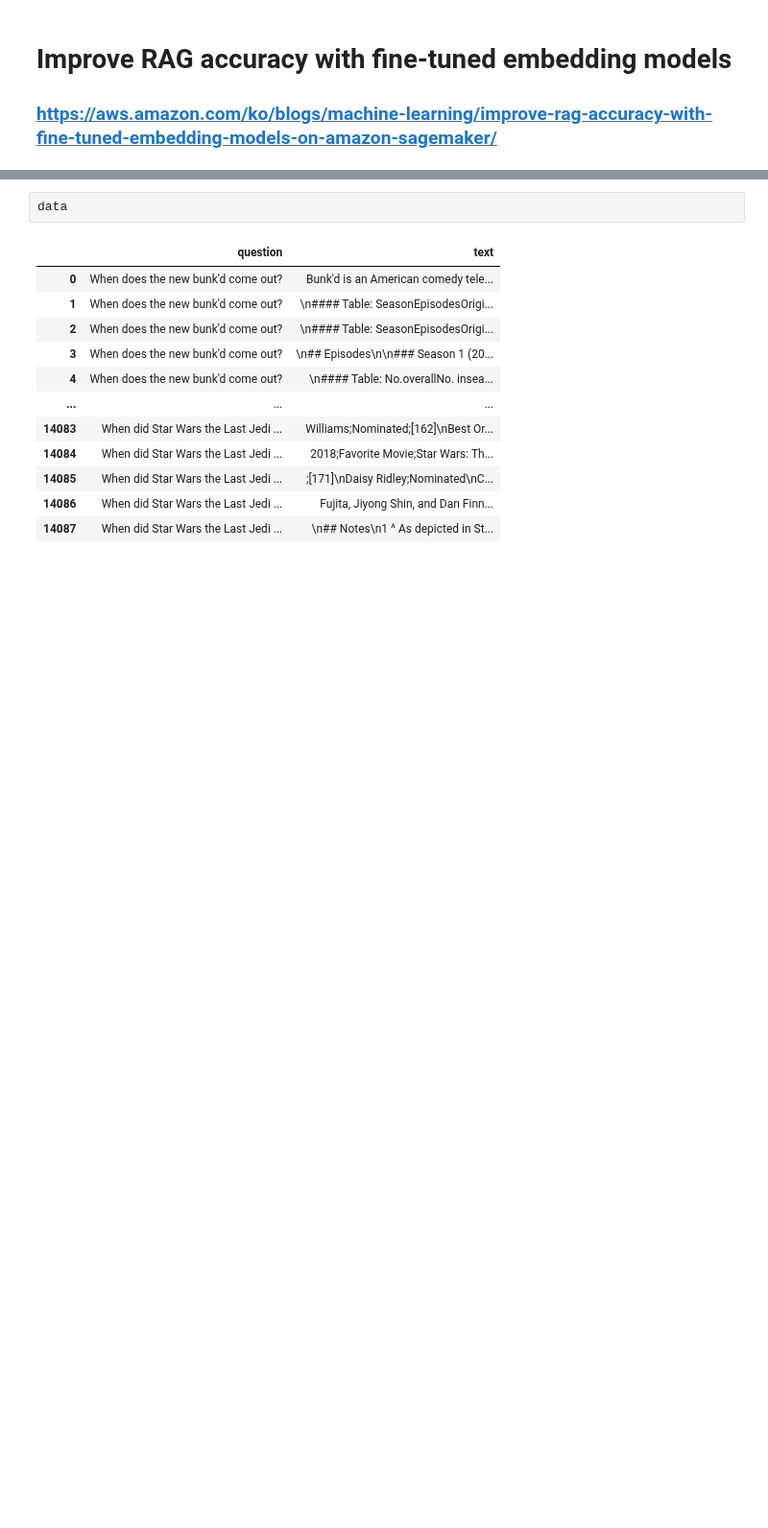
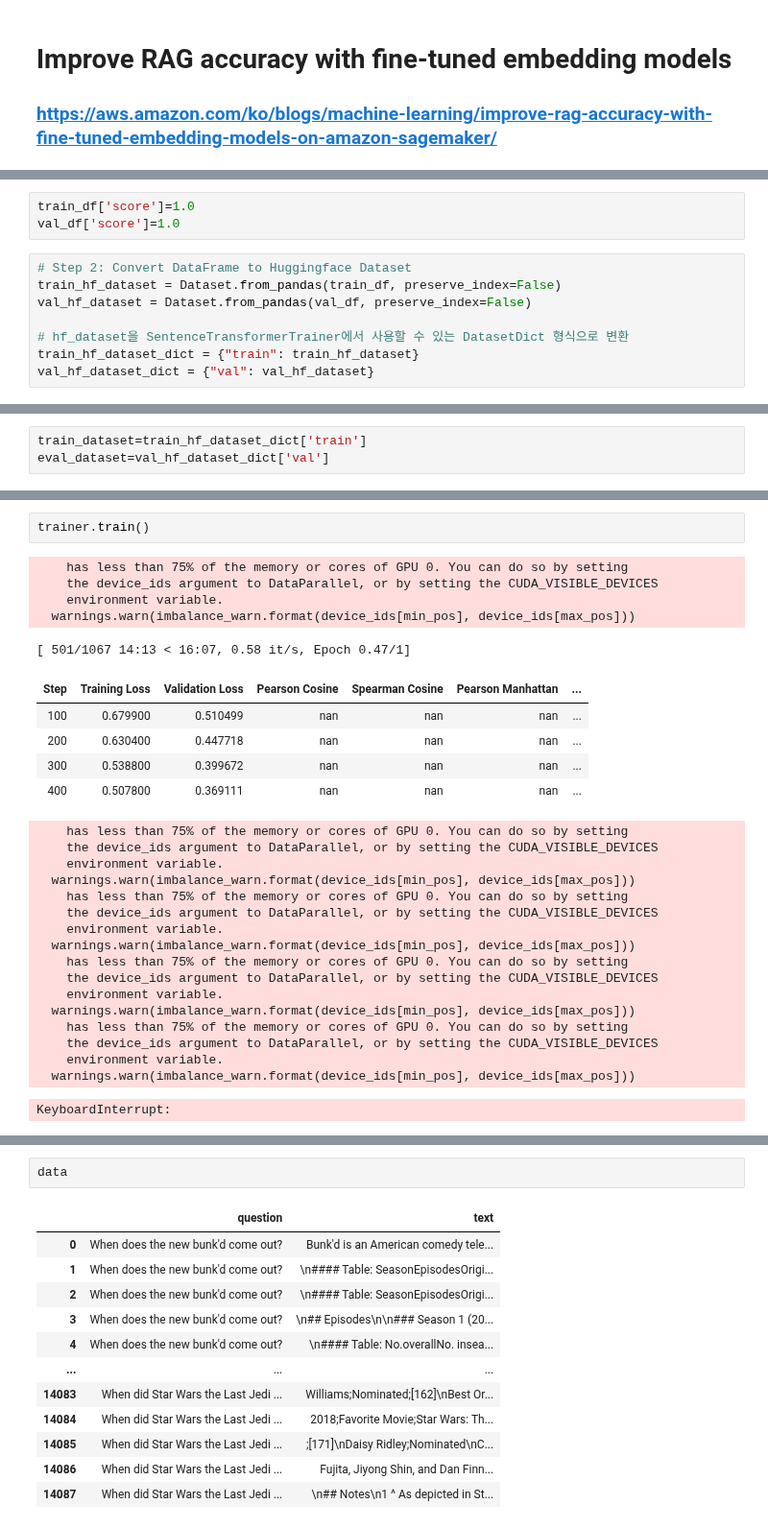
Before and after one commit to lab-paper-code/QriousRAG, a Jupyter notebook: embedding/aws_embed.ipynb, the cells around one changed output, grey strips where cells are left out. Shown at 96% size. Drawn from its saved outputs; the diff is of its cells as text; blank space fills up the shorter version.

```diff
--- a/embedding/aws_embed.ipynb
+++ b/embedding/aws_embed.ipynb
@@ -79,0 +53,11 @@ val_df.head()
+# %%
+train_df['score']=1.0
+val_df['score']=1.0
+# %%
+# Step 2: Convert DataFrame to Huggingface Dataset
+train_hf_dataset = Dataset.from_pandas(train_df, preserve_index=False)
+val_hf_dataset = Dataset.from_pandas(val_df, preserve_index=False)
+
+# hf_dataset을 SentenceTransformerTrainer에서 사용할 수 있는 DatasetDict 형식으로 변환
+train_hf_dataset_dict = {"train": train_hf_dataset}
+val_hf_dataset_dict = {"val": val_hf_dataset}
@@ -79,0 +80,3 @@ val_df.head()
+# %%
+train_dataset=train_hf_dataset_dict['train']
+eval_dataset=val_hf_dataset_dict['val']
@@ -80,3 +131,33 @@ val_df.head()
+# %%
+trainer.train()
+# %% [output]
+    has less than 75% of the memory or cores of GPU 0. You can do so by setting
+    the device_ids argument to DataParallel, or by setting the CUDA_VISIBLE_DEVICES
+    environment variable.
+  warnings.warn(imbalance_warn.format(device_ids[min_pos], device_ids[max_pos]))
+[ 501/1067 14:13 < 16:07, 0.58 it/s, Epoch 0.47/1]
+| Step | Training Loss | Validation Loss | Pearson Cosine | Spearman Cosine | Pearson Manhattan | ... |
+| 100 | 0.679900 | 0.510499 | nan | nan | nan | ... |
+| 200 | 0.630400 | 0.447718 | nan | nan | nan | ... |
+| 300 | 0.538800 | 0.399672 | nan | nan | nan | ... |
+| 400 | 0.507800 | 0.369111 | nan | nan | nan | ... |
+    has less than 75% of the memory or cores of GPU 0. You can do so by setting
+    the device_ids argument to DataParallel, or by setting the CUDA_VISIBLE_DEVICES
+    environment variable.
+  warnings.warn(imbalance_warn.format(device_ids[min_pos], device_ids[max_pos]))
+    has less than 75% of the memory or cores of GPU 0. You can do so by setting
+    the device_ids argument to DataParallel, or by setting the CUDA_VISIBLE_DEVICES
+    environment variable.
+  warnings.warn(imbalance_warn.format(device_ids[min_pos], device_ids[max_pos]))
+    has less than 75% of the memory or cores of GPU 0. You can do so by setting
+    the device_ids argument to DataParallel, or by setting the CUDA_VISIBLE_DEVICES
+    environment variable.
+  warnings.warn(imbalance_warn.format(device_ids[min_pos], device_ids[max_pos]))
+    has less than 75% of the memory or cores of GPU 0. You can do so by setting
+    the device_ids argument to DataParallel, or by setting the CUDA_VISIBLE_DEVICES
+    environment variable.
+  warnings.warn(imbalance_warn.format(device_ids[min_pos], device_ids[max_pos]))
+KeyboardInterrupt:
 # %%
 # Loss 설정 (MultipleNegativesRankingLoss)
 train_loss = losses.MultipleNegativesRankingLoss(model)
```
Also changed, not shown: parts of 11 cells of this notebook.
